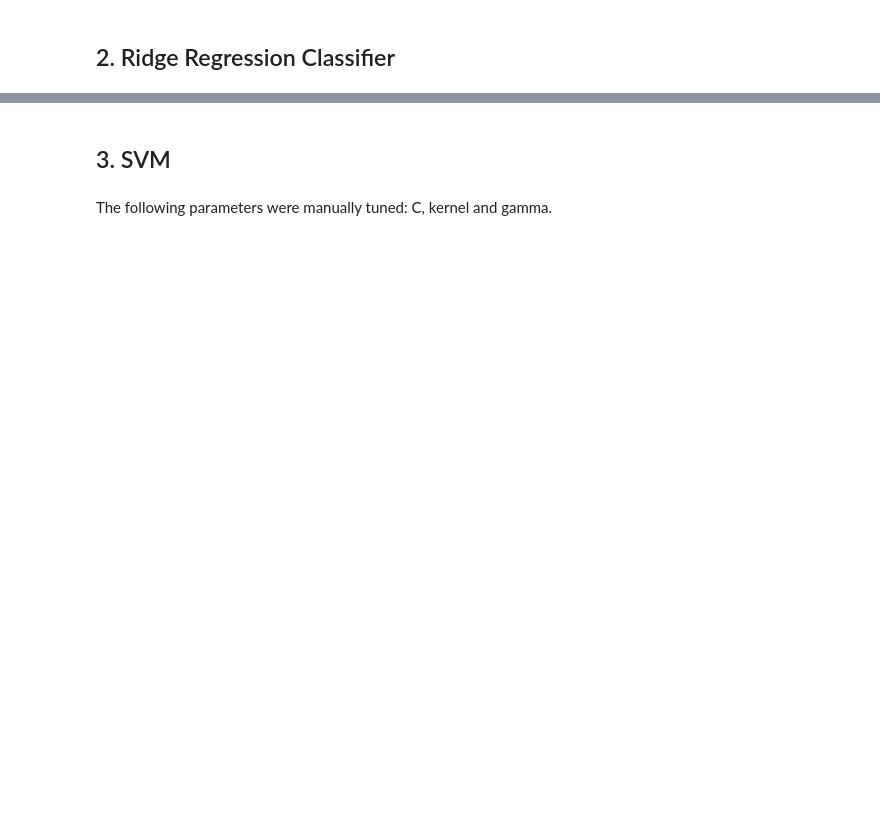
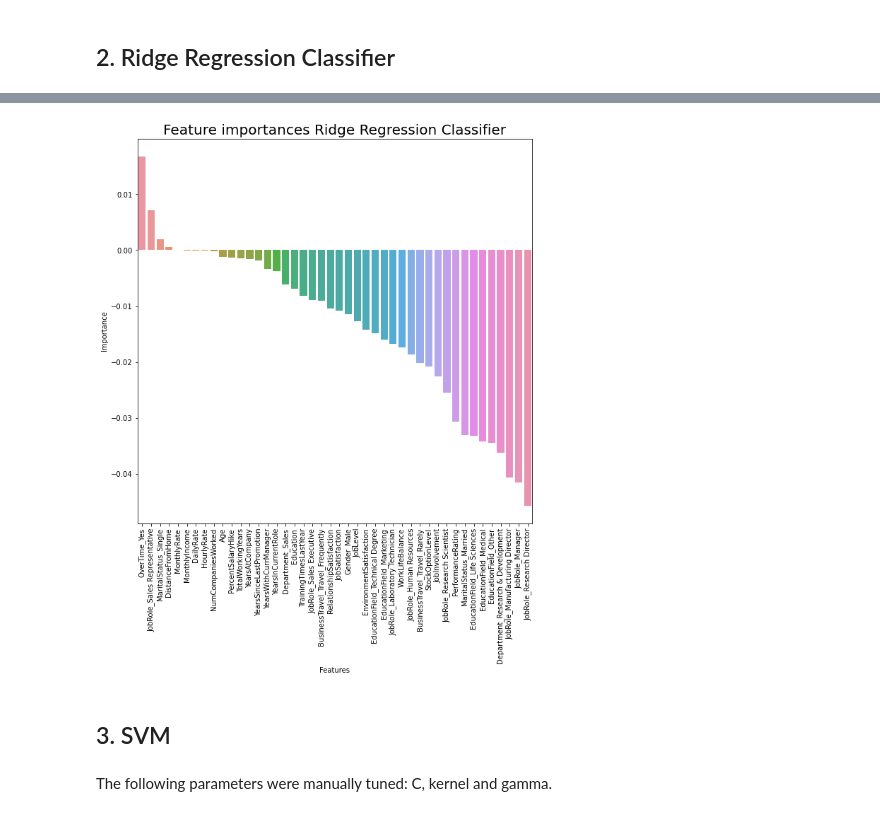
Before and after one commit to vita-levytska/HR-Analytics, a Jupyter notebook: HR-Analytics-Models.ipynb, the cells around one changed output, grey strips where cells are left out. Cells and saved outputs as stored; diff of their text form; code cells hidden in the pictures; blank space fills up the shorter version.

```diff
--- a/HR-Analytics-Models.ipynb
+++ b/HR-Analytics-Models.ipynb
@@ -172,3 +183,17 @@ Recall score for Ridge Regression Classifier is 0.46
+# %%
+rc_var_importance = pd.DataFrame(data={
+    'Features': feat_train_sampled.columns,
+    'Importance': rc.coef_[0]
+})
+rc_var_importance = rc_var_importance.sort_values(by='Importance', ascending=False)
+
+fig, ax = plt.subplots(figsize=(10,10))
+sns.barplot(x=rc_var_importance['Features'], y=rc_var_importance['Importance'], ax=ax)
+plt.title('Feature importances Ridge Regression Classifier', size=20)
+plt.xticks(rotation='vertical')
+plt.show()
+# %% [output]
+[figure, added]
 # %% [markdown]
 <a id='svm'></a>
 ## 3. SVM
```
Also changed, not shown: parts of 24 cells of this notebook.
